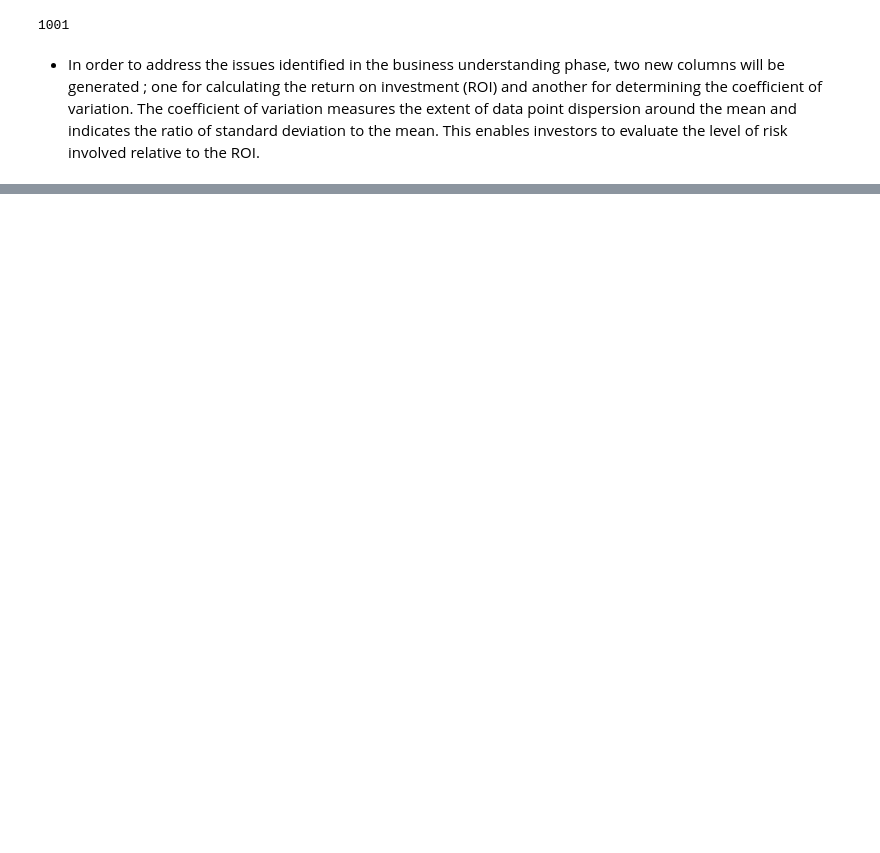
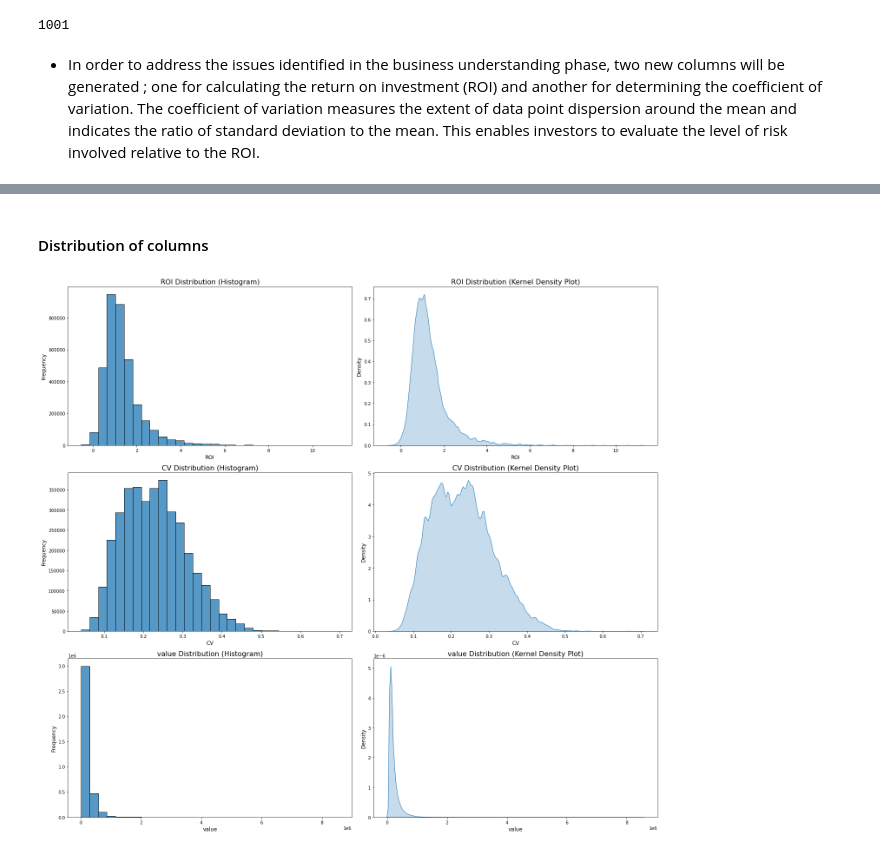
Before and after one commit to Derrick-wekesa/phase-4-project, a Jupyter notebook: student.ipynb, the cells around one changed output, grey strips where cells are left out. Drawn from its saved outputs; the diff is of its cells as text; code cells hidden in the pictures; blank space fills up the shorter version.

```diff
--- a/student.ipynb
+++ b/student.ipynb
@@ -296,0 +451,43 @@ print(df)
+# %% [markdown]
+#### Distribution of columns
+# %%
+# Defined a function to plot the distributions of  columns
+
+def plot_column_distributions(data, columns):
+    # Calculated the number of columns to plot
+    num_columns = len(columns)
+
+    # Created a grid of subplots with 2 columns each (histogram and kernel density plot)
+    fig, axes = plt.subplots(num_columns, 2, figsize=(10*2, 6*num_columns))
+
+    # Looped through the specified columns and create distribution plots
+    for i, column in enumerate(columns):
+        ax1 = axes[i, 0]  # Left subplot for the histogram
+        ax2 = axes[i, 1]  # Right subplot for the kernel density plot
+
+        # Plotted a histogram using seaborn
+        sns.histplot(data[column], ax=ax1, bins=30, kde=False, edgecolor='black')
+        ax1.set_title(f'{column} Distribution (Histogram)', fontsize=16)
+        ax1.set_xlabel(column, fontsize=12)
+        ax1.set_ylabel('Frequency', fontsize=12)
+
+        # Plotted a kernel density plot using seaborn
+        sns.kdeplot(data[column], ax=ax2, fill=True)
+        ax2.set_title(f'{column} Distribution (Kernel Density Plot)', fontsize=16)
+        ax2.set_xlabel(column, fontsize=12)
+        ax2.set_ylabel('Density', fontsize=12)
+
+    # Adjusted the spacing between subplots for better layout
+    plt.tight_layout()
+
+    # Displayed the plots
+    plt.show()
+# %%
+# Defined a list of continuous columns to analyze and plot their distributions
+continuous_columns = ['ROI', 'CV', 'value']
+
+# Called  the 'plot_column_distributions' function to create distribution plots
+# for the specified continuous columns in the 'melted_df' DataFrame
+plot_column_distributions(melted_df, continuous_columns)
+# %% [output]
+[figure, added]
```
Also changed, not shown: parts of 24 cells of this notebook.
